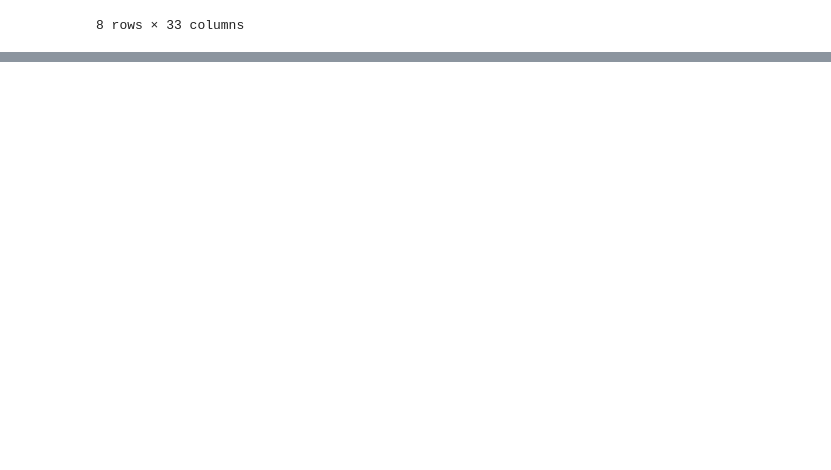
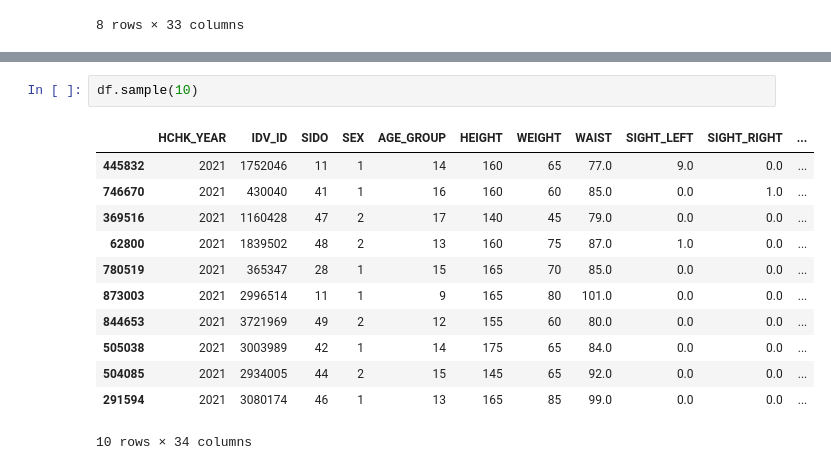
Before and after one commit to layla-focalors/AColab_Github_data_processing, a Jupyter notebook: HealthCare_Anayize.ipynb, the cells around one changed output, grey strips where cells are left out. Cells and saved outputs as stored; diff of their text form; blank space fills up the shorter version.

```diff
--- a/HealthCare_Anayize.ipynb
+++ b/HealthCare_Anayize.ipynb
@@ -52,0 +96,15 @@ df.describe()
+# %%
+df.sample(10)
+# %% [output]
+|  | HCHK_YEAR | IDV_ID | SIDO | SEX | AGE_GROUP | HEIGHT | WEIGHT | WAIST | SIGHT_LEFT | SIGHT_RIGHT | ... |
+| 445832 | 2021 | 1752046 | 11 | 1 | 14 | 160 | 65 | 77.0 | 9.0 | 0.0 | ... |
+| 746670 | 2021 | 430040 | 41 | 1 | 16 | 160 | 60 | 85.0 | 0.0 | 1.0 | ... |
+| 369516 | 2021 | 1160428 | 47 | 2 | 17 | 140 | 45 | 79.0 | 0.0 | 0.0 | ... |
+| 62800 | 2021 | 1839502 | 48 | 2 | 13 | 160 | 75 | 87.0 | 1.0 | 0.0 | ... |
+| 780519 | 2021 | 365347 | 28 | 1 | 15 | 165 | 70 | 85.0 | 0.0 | 0.0 | ... |
+| 873003 | 2021 | 2996514 | 11 | 1 | 9 | 165 | 80 | 101.0 | 0.0 | 0.0 | ... |
+| 844653 | 2021 | 3721969 | 49 | 2 | 12 | 155 | 60 | 80.0 | 0.0 | 0.0 | ... |
+| 505038 | 2021 | 3003989 | 42 | 1 | 14 | 175 | 65 | 84.0 | 0.0 | 0.0 | ... |
+| 504085 | 2021 | 2934005 | 44 | 2 | 15 | 145 | 65 | 92.0 | 0.0 | 0.0 | ... |
+| 291594 | 2021 | 3080174 | 46 | 1 | 13 | 165 | 85 | 99.0 | 0.0 | 0.0 | ... |
+10 rows × 34 columns
```
Also changed, not shown: parts of 9 cells of this notebook.
